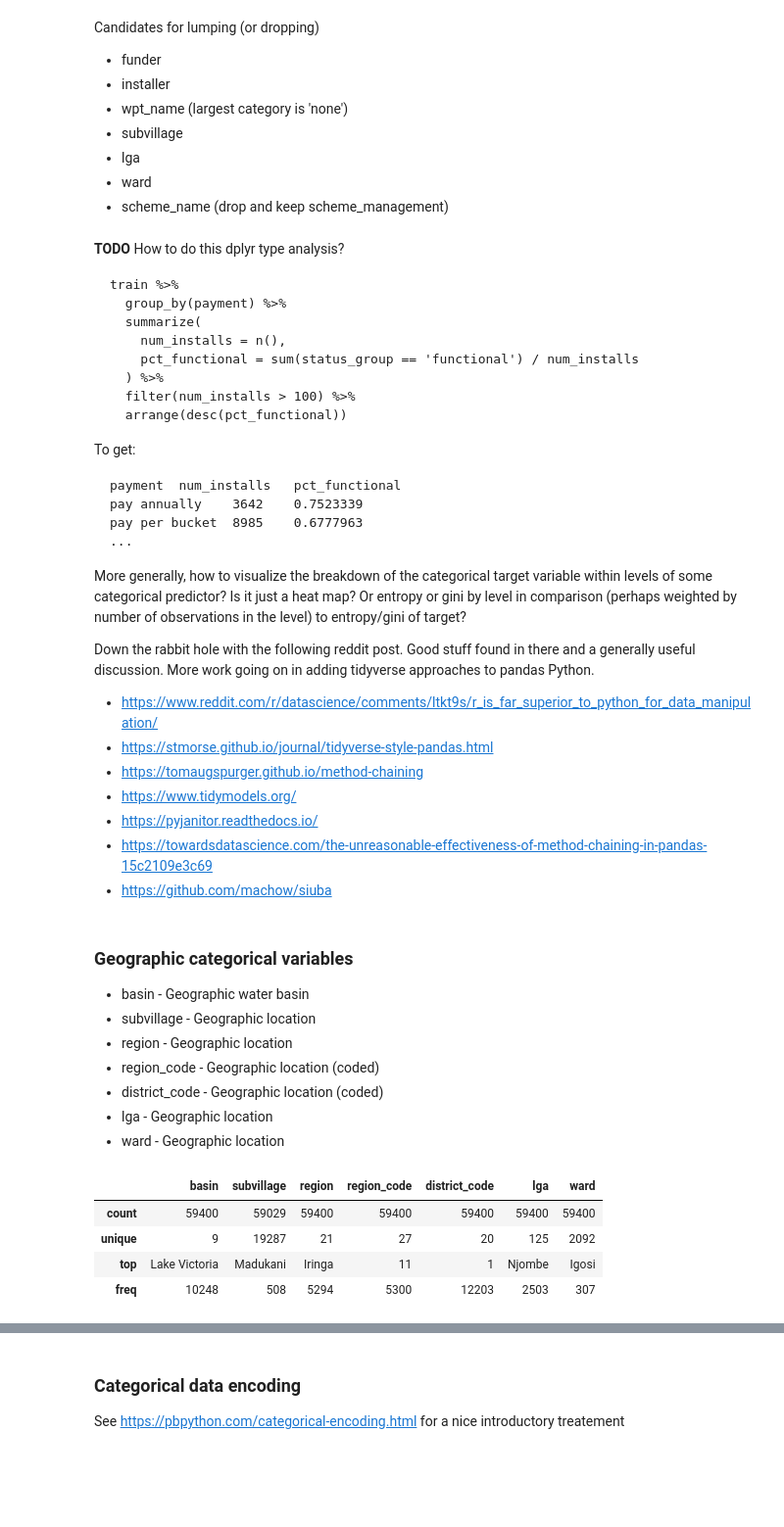
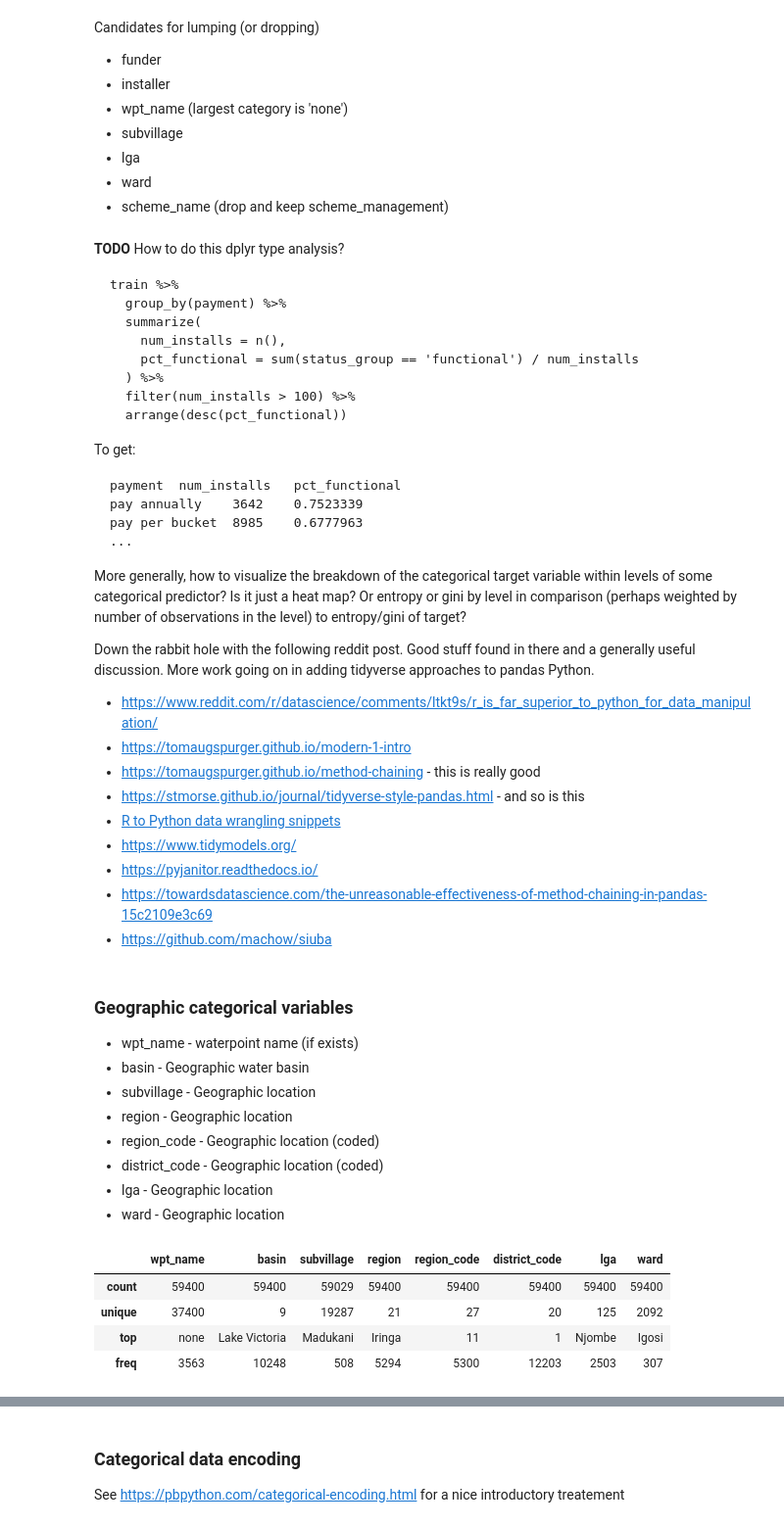
Before and after one commit to misken/pumpitupsk, a Jupyter notebook: notebooks/data_prep.ipynb, the cells around one changed output, grey strips where cells are left out. Shown at 98% size. Drawn from its saved outputs; the diff is of its cells as text; code cells hidden in the pictures; blank space fills up the shorter version.

Commit message:
data_prep done

```diff
--- a/notebooks/data_prep.ipynb
+++ b/notebooks/data_prep.ipynb
@@ -358,8 +365,10 @@ More generally, how to visualize the breakdown of the categorical target variabl
 Down the rabbit hole with the following reddit post. Good stuff found in there and a generally useful discussion. More work going on in adding tidyverse approaches to pandas Python.
 
 * https://www.reddit.com/r/datascience/comments/ltkt9s/r_is_far_superior_to_python_for_data_manipulation/
-* https://stmorse.github.io/journal/tidyverse-style-pandas.html
-* https://tomaugspurger.github.io/method-chaining
+* https://tomaugspurger.github.io/modern-1-intro
+* https://tomaugspurger.github.io/method-chaining - this is really good
+* https://stmorse.github.io/journal/tidyverse-style-pandas.html - and so is this
+* [R to Python data wrangling snippets](https://gist.github.com/conormm/fd8b1980c28dd21cfaf6975c86c74d07)
 * https://www.tidymodels.org/
 * https://pyjanitor.readthedocs.io/
 * https://towardsdatascience.com/the-unreasonable-effectiveness-of-method-chaining-in-pandas-15c2109e3c69
@@ -367,6 +376,7 @@ Down the rabbit hole with the following reddit post. Good stuff found in there a
 # %% [markdown]
 ### Geographic categorical variables
 
+* wpt_name - waterpoint name (if exists)
 * basin - Geographic water basin
 * subvillage - Geographic location
 * region - Geographic location
@@ -375,12 +385,12 @@ Down the rabbit hole with the following reddit post. Good stuff found in there a
 * lga - Geographic location
 * ward - Geographic location
 # %%
-geo_cols = ['basin', 'subvillage', 'region', 'region_code', 'district_code', 'lga', 'ward']
+geo_cols = ['wpt_name', 'basin', 'subvillage', 'region', 'region_code', 'district_code', 'lga', 'ward']
 
 train_df.loc[:, geo_cols].describe()
 # %% [output]
-|  | basin | subvillage | region | region_code | district_code | lga | ward |
-| count | 59400 | 59029 | 59400 | 59400 | 59400 | 59400 | 59400 |
-| unique | 9 | 19287 | 21 | 27 | 20 | 125 | 2092 |
-| top | Lake Victoria | Madukani | Iringa | 11 | 1 | Njombe | Igosi |
-| freq | 10248 | 508 | 5294 | 5300 | 12203 | 2503 | 307 |
+|  | wpt_name | basin | subvillage | region | region_code | district_code | lga | ward |
+| count | 59400 | 59400 | 59029 | 59400 | 59400 | 59400 | 59400 | 59400 |
+| unique | 37400 | 9 | 19287 | 21 | 27 | 20 | 125 | 2092 |
+| top | none | Lake Victoria | Madukani | Iringa | 11 | 1 | Njombe | Igosi |
+| freq | 3563 | 10248 | 508 | 5294 | 5300 | 12203 | 2503 | 307 |
```
Also changed, not shown: parts of 22 cells of this notebook.
